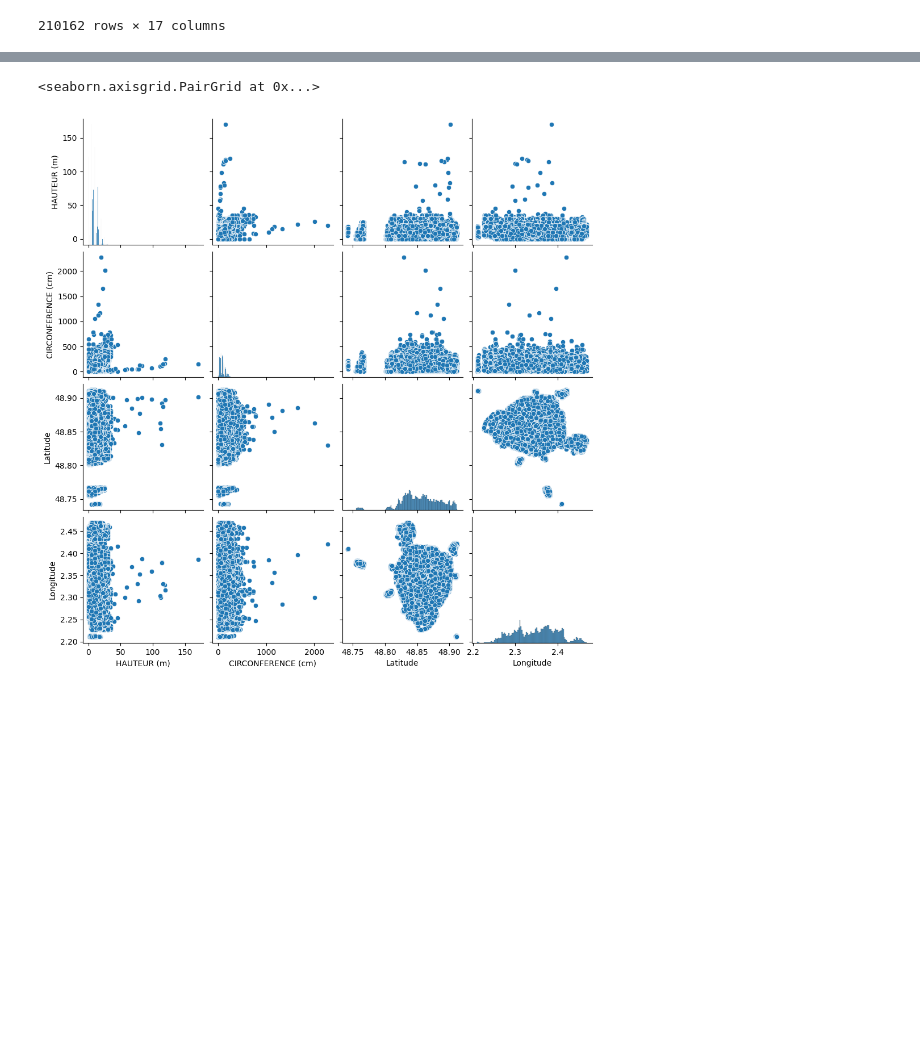
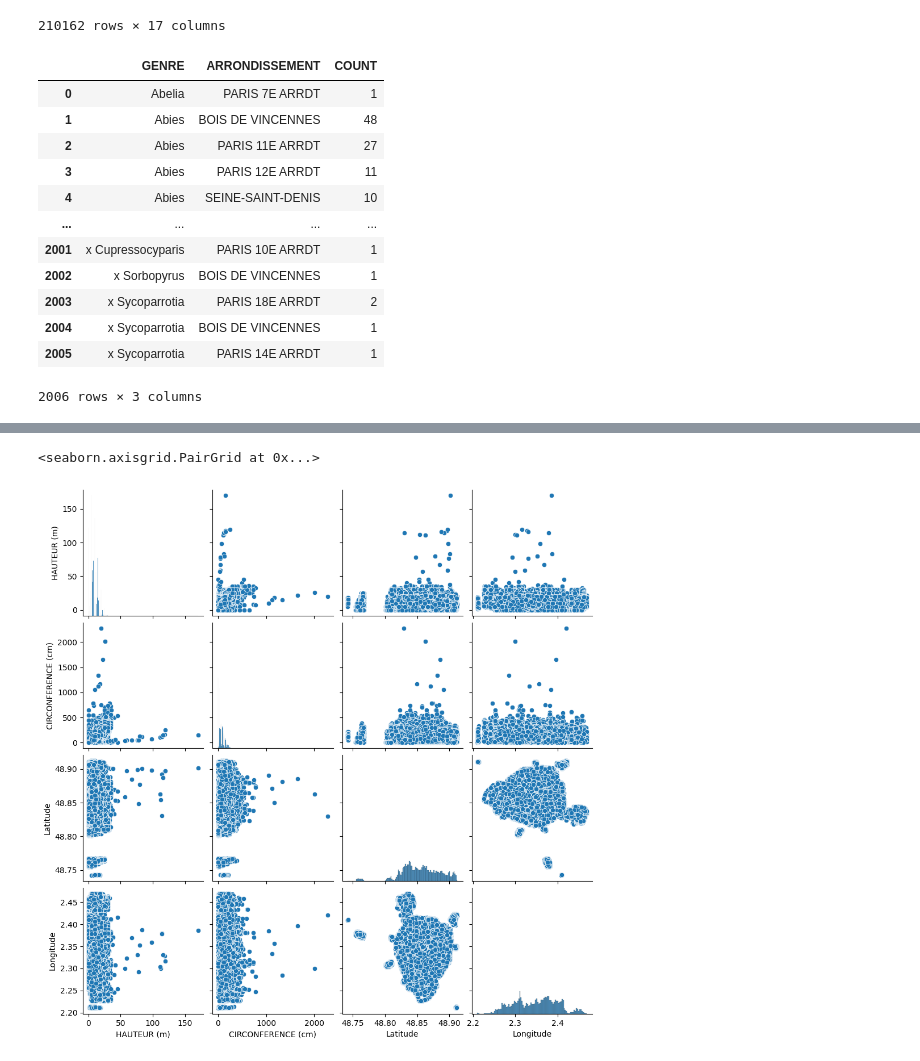
Before and after one commit to nunososorio/medicaldatascience, a Jupyter notebook: dataproc_c2.ipynb, the cells around one changed output, grey strips where cells are left out. Cells and saved outputs as stored; diff of their text form; code cells hidden in the pictures; blank space fills up the shorter version.

```diff
--- a/dataproc_c2.ipynb
+++ b/dataproc_c2.ipynb
@@ -61,3 +61,21 @@ df
 | 210160 | 233692 | Arbre | Alignement | PARIS 13E ARRDT | 17 | NaN | RUE NEUVE TOLBIAC | ... |
 | 210161 | 239759 | Arbre | Alignement | PARIS 10E ARRDT | 94 | NaN | BOULEVARD DE MAGENTA | ... |
 210162 rows × 17 columns
+# %%
+genre_count = df.groupby('GENRE')['ARRONDISSEMENT'].value_counts()
+genre_count_df = genre_count.reset_index(name='COUNT')
+genre_count_df
+# %% [output]
+|  | GENRE | ARRONDISSEMENT | COUNT |
+| 0 | Abelia | PARIS 7E ARRDT | 1 |
+| 1 | Abies | BOIS DE VINCENNES | 48 |
+| 2 | Abies | PARIS 11E ARRDT | 27 |
+| 3 | Abies | PARIS 12E ARRDT | 11 |
+| 4 | Abies | SEINE-SAINT-DENIS | 10 |
+| ... | ... | ... | ... |
+| 2001 | x Cupressocyparis | PARIS 10E ARRDT | 1 |
+| 2002 | x Sorbopyrus | BOIS DE VINCENNES | 1 |
+| 2003 | x Sycoparrotia | PARIS 18E ARRDT | 2 |
+| 2004 | x Sycoparrotia | BOIS DE VINCENNES | 1 |
+| 2005 | x Sycoparrotia | PARIS 14E ARRDT | 1 |
+2006 rows × 3 columns
```
Also changed, not shown: parts of 4 cells of this notebook.
